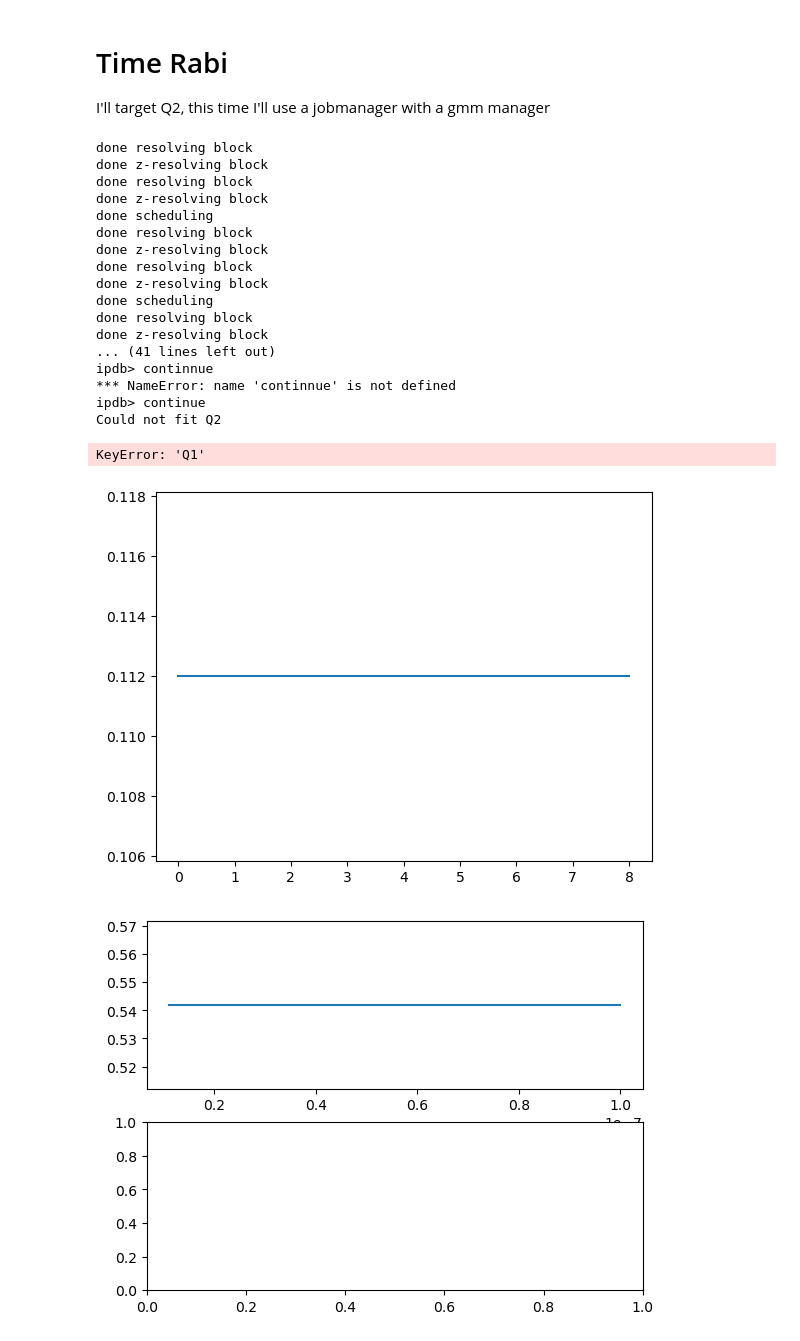
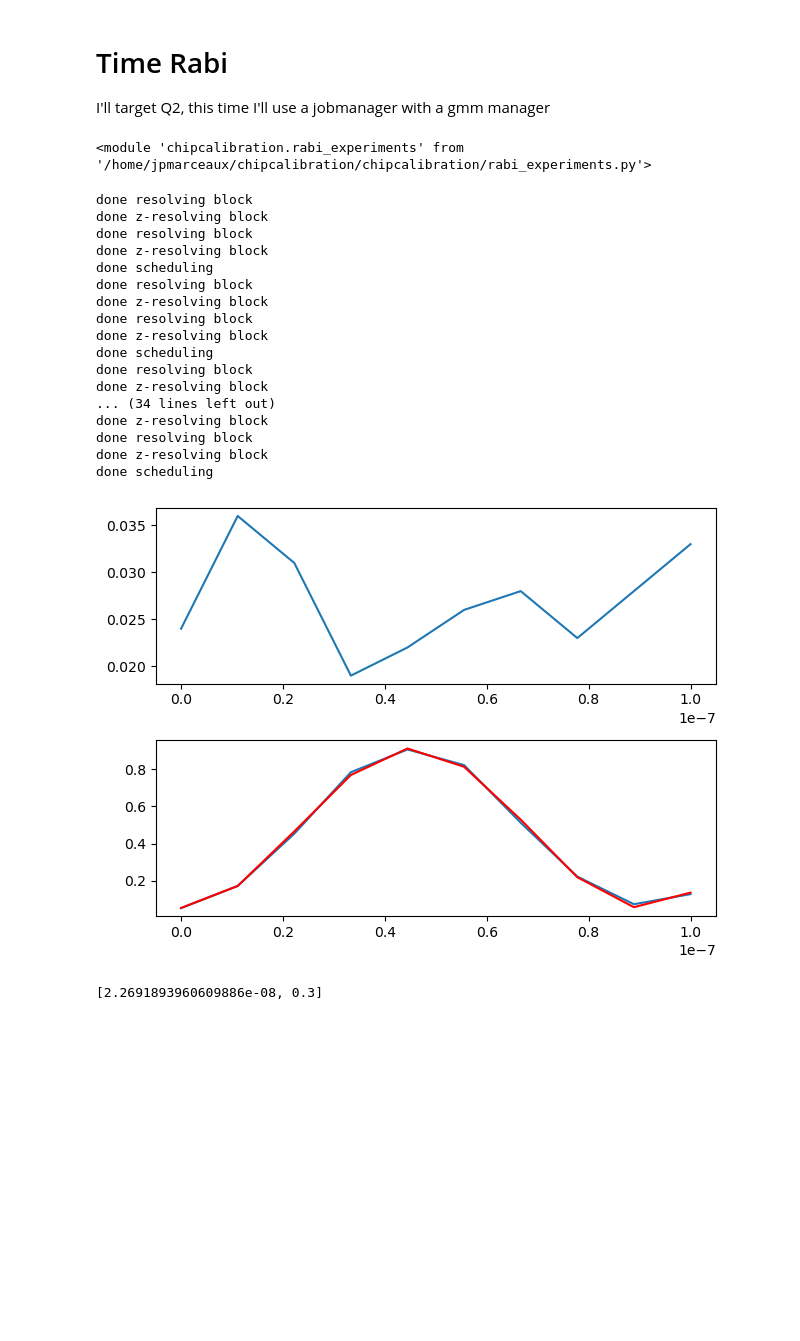
Before and after one commit to xianChunZeng/lblQubic, a Jupyter notebook: notebooks/time_rabi_calibration.ipynb, the cells around one changed output. Saved outputs shown, nothing was run; the diff lists cells and outputs as text; code cells hidden in the pictures; blank space fills up the shorter version.

```diff
--- a/notebooks/time_rabi_calibration.ipynb
+++ b/notebooks/time_rabi_calibration.ipynb
@@ -160,32 +61,39 @@ gmm_manager = gmm_rabi.gmm_manager
 # Time Rabi
 
 I'll target Q2, this time I'll use a jobmanager with a gmm manager
+# %%
+reload(_rabi)
+# %% [output]
+<module 'chipcalibration.rabi_experiments' from '/home/jpmarceaux/chipcalibration/chipcalibration/rabi_experiments.py'>
+# %%
+register = ['Q1', 'Q2']
+target_amplitude = 0.3
+pulse_width_interval = np.linspace(0, 100e-9, 10)
 # %%
 runner = _rc.CircuitRunnerClient(ip='192.168.1.247')
 jm = _jm.JobManager(fpga_config, channel_config, runner, gmm_manager)
 # %%
 trabi = _rabi.TimeRabi(['Q2'], ['Q1', 'Q2'], target_amplitude,
-                      pulse_width_interval, gmm_manager)
+                      pulse_width_interval)
 # %%
-trabi.run_and_report(jm, 1000, qchip)
+trabi.run_and_report(jm, 1000, qchip, fit_type='period', period=90e-9)
 # %% [output]
 done resolving block
 done z-resolving block
 done resolving block
 done z-resolving block
 done scheduling
 done resolving block
 done z-resolving block
 done resolving block
 done z-resolving block
 done scheduling
 done resolving block
 done z-resolving block
-... (41 lines left out)
-ipdb> continnue
-*** NameError: name 'continnue' is not defined
-ipdb> continue
-Could not fit Q2
+... (34 lines left out)
+done z-resolving block
+done resolving block
+done z-resolving block
+done scheduling
+[figure, new version]
-KeyError: 'Q1'
+[2.2691893960609886e-08, 0.3]
-[figure, old version]
-[figure, removed]
```
Also changed, not shown: parts of 20 cells of this notebook, 1 other file.
